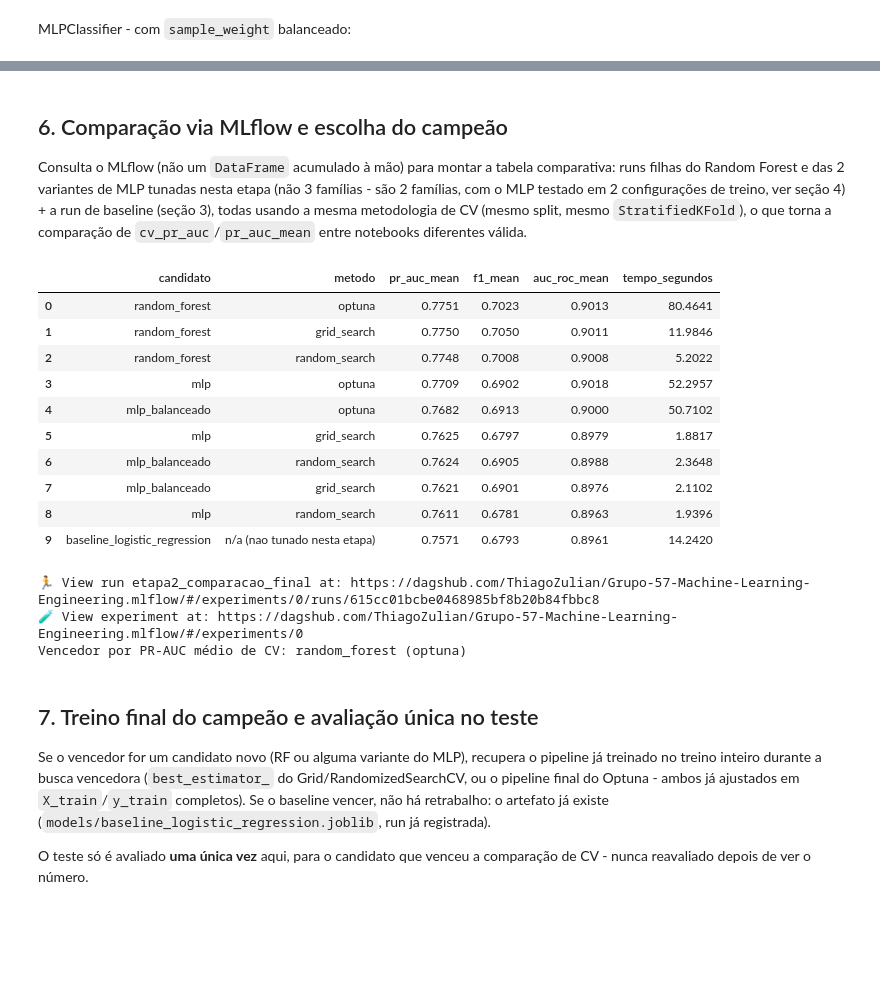
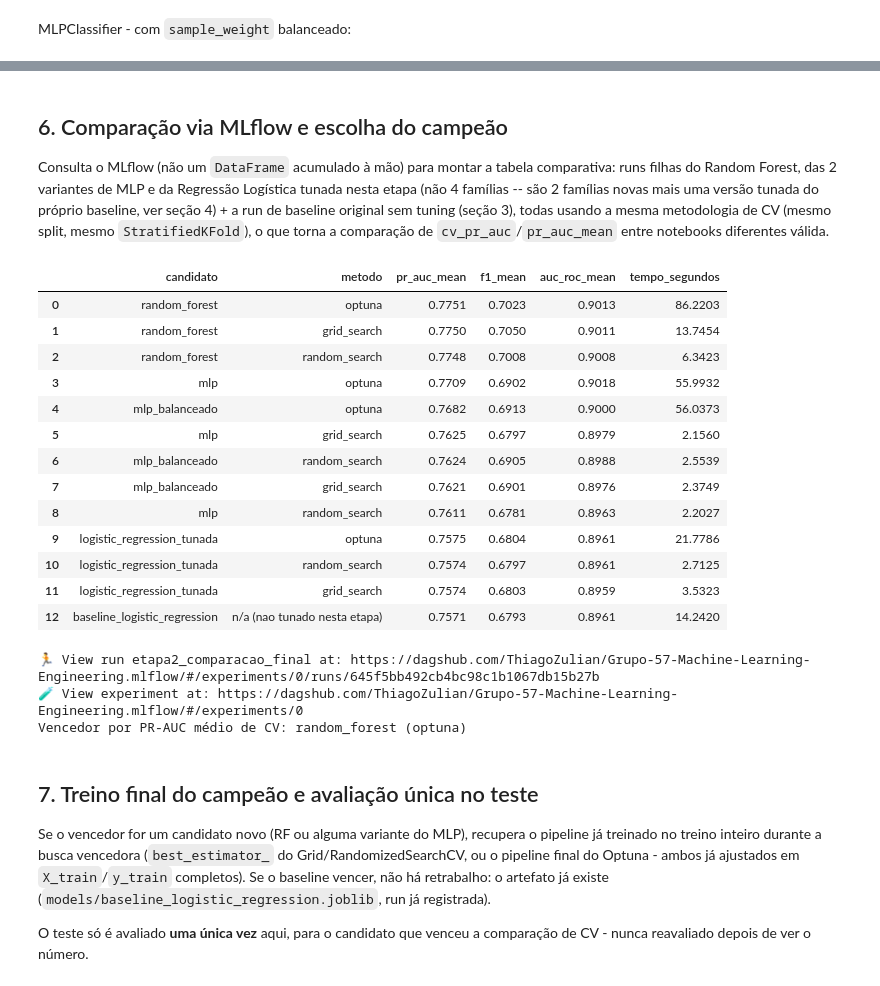
Before and after one commit to Grupo-57-Machine-Learning-Engineering/churn-prediction, a Jupyter notebook: notebooks/05_modelagem.ipynb, the cells around one changed output, grey strips where cells are left out. Cells and saved outputs as stored; diff of their text form; code cells hidden in the pictures; blank space fills up the shorter version.

```diff
--- a/notebooks/05_modelagem.ipynb
+++ b/notebooks/05_modelagem.ipynb
@@ -555,10 +619,10 @@ resultados_mlp_balanceado = rodar_tuning_para_candidato(
 ## 6. Comparação via MLflow e escolha do campeão
 
 Consulta o MLflow (não um `DataFrame` acumulado à mão) para montar a tabela comparativa:
-runs filhas do Random Forest e das 2 variantes de MLP tunadas nesta etapa (não 3
-famílias - são 2 famílias, com o MLP testado em 2 configurações de treino, ver
-seção 4) + a run de baseline (seção 3), todas
-usando a mesma metodologia de CV (mesmo split, mesmo `StratifiedKFold`), o que torna a
+runs filhas do Random Forest, das 2 variantes de MLP e da Regressão Logística tunada
+nesta etapa (não 4 famílias -- são 2 famílias novas mais uma versão tunada do próprio
+baseline, ver seção 4) + a run de baseline original sem tuning (seção 3), todas usando
+a mesma metodologia de CV (mesmo split, mesmo `StratifiedKFold`), o que torna a
 comparação de `cv_pr_auc`/`pr_auc_mean` entre notebooks diferentes válida.
 # %%
 runs_tuning = mlflow.search_runs(
@@ -570,7 +634,7 @@ runs_tuning = mlflow.search_runs(
 runs_tuning = runs_tuning[
     runs_tuning["tags.mlflow.runName"].str.contains("__", na=False)
     & runs_tuning["tags.mlflow.runName"].str.startswith(
-        ("random_forest__", "mlp__", "mlp_balanceado__")
+        ("random_forest__", "mlp__", "mlp_balanceado__", "logistic_regression_tunada__")
     )
 ]
 
@@ -579,43 +643,46 @@ for _, linha in runs_tuning.iterrows():
     candidato, metodo = linha["tags.mlflow.runName"].split("__", 1)
     linhas.append(
         {
             "candidato": candidato,
             "metodo": metodo,
             "pr_auc_mean": linha.get("metrics.pr_auc_mean"),
             "f1_mean": linha.get("metrics.f1_mean"),
             "auc_roc_mean": linha.get("metrics.auc_roc_mean"),
             "tempo_segundos": linha.get("metrics.tempo_segundos"),
         }
     )
 
 if baseline is not None:
     linhas.append(
         {
             "candidato": "baseline_logistic_regression",
             "metodo": "n/a (nao tunado nesta etapa)",
             "pr_auc_mean": baseline["cv_pr_auc"],
             "f1_mean": baseline["cv_f1"],
             "auc_roc_mean": baseline["cv_auc_roc"],
             "tempo_segundos": baseline["tempo_segundos"],
         }
     )
 
 tabela_comparativa = (
     pd.DataFrame(linhas).sort_values("pr_auc_mean", ascending=False).reset_index(drop=True)
 )
 display(tabela_comparativa.round(4))
 # %% [output]
 |  | candidato | metodo | pr_auc_mean | f1_mean | auc_roc_mean | tempo_segundos |
-| 0 | random_forest | optuna | 0.7751 | 0.7023 | 0.9013 | 80.4641 |
-| 1 | random_forest | grid_search | 0.7750 | 0.7050 | 0.9011 | 11.9846 |
-| 2 | random_forest | random_search | 0.7748 | 0.7008 | 0.9008 | 5.2022 |
-| 3 | mlp | optuna | 0.7709 | 0.6902 | 0.9018 | 52.2957 |
-| 4 | mlp_balanceado | optuna | 0.7682 | 0.6913 | 0.9000 | 50.7102 |
-| 5 | mlp | grid_search | 0.7625 | 0.6797 | 0.8979 | 1.8817 |
-| 6 | mlp_balanceado | random_search | 0.7624 | 0.6905 | 0.8988 | 2.3648 |
-| 7 | mlp_balanceado | grid_search | 0.7621 | 0.6901 | 0.8976 | 2.1102 |
-| 8 | mlp | random_search | 0.7611 | 0.6781 | 0.8963 | 1.9396 |
-| 9 | baseline_logistic_regression | n/a (nao tunado nesta etapa) | 0.7571 | 0.6793 | 0.8961 | 14.2420 |
+| 0 | random_forest | optuna | 0.7751 | 0.7023 | 0.9013 | 86.2203 |
+| 1 | random_forest | grid_search | 0.7750 | 0.7050 | 0.9011 | 13.7454 |
+| 2 | random_forest | random_search | 0.7748 | 0.7008 | 0.9008 | 6.3423 |
+| 3 | mlp | optuna | 0.7709 | 0.6902 | 0.9018 | 55.9932 |
+| 4 | mlp_balanceado | optuna | 0.7682 | 0.6913 | 0.9000 | 56.0373 |
+| 5 | mlp | grid_search | 0.7625 | 0.6797 | 0.8979 | 2.1560 |
+| 6 | mlp_balanceado | random_search | 0.7624 | 0.6905 | 0.8988 | 2.5539 |
+| 7 | mlp_balanceado | grid_search | 0.7621 | 0.6901 | 0.8976 | 2.3749 |
+| 8 | mlp | random_search | 0.7611 | 0.6781 | 0.8963 | 2.2027 |
+| 9 | logistic_regression_tunada | optuna | 0.7575 | 0.6804 | 0.8961 | 21.7786 |
+| 10 | logistic_regression_tunada | random_search | 0.7574 | 0.6797 | 0.8961 | 2.7125 |
+| 11 | logistic_regression_tunada | grid_search | 0.7574 | 0.6803 | 0.8959 | 3.5323 |
+| 12 | baseline_logistic_regression | n/a (nao tunado nesta etapa) | 0.7571 | 0.6793 | 0.8961 | 14.2420 |
 # %%
 caminho_tabela = MODELS_DIR / "etapa2_tabela_comparativa.csv"
 MODELS_DIR.mkdir(parents=True, exist_ok=True)
@@ -634,7 +701,7 @@ with iniciar_run("notebooks/05_modelagem.ipynb", run_name="etapa2_comparacao_fin
 
 print(f"Vencedor por PR-AUC médio de CV: {melhor_linha['candidato']} ({melhor_linha['metodo']})")
 # %% [output]
-🏃 View run etapa2_comparacao_final at: https://dagshub.com/ThiagoZulian/Grupo-57-Machine-Learning-Engineering.mlflow/#/experiments/0/runs/615cc01bcbe0468985bf8b20b84fbbc8
+🏃 View run etapa2_comparacao_final at: https://dagshub.com/ThiagoZulian/Grupo-57-Machine-Learning-Engineering.mlflow/#/experiments/0/runs/645f5bb492cb4bc98c1b1067db15b27b
 🧪 View experiment at: https://dagshub.com/ThiagoZulian/Grupo-57-Machine-Learning-Engineering.mlflow/#/experiments/0
 Vencedor por PR-AUC médio de CV: random_forest (optuna)
 # %% [markdown]
```
Also changed, not shown: parts of 13 cells of this notebook, 1 other file.
